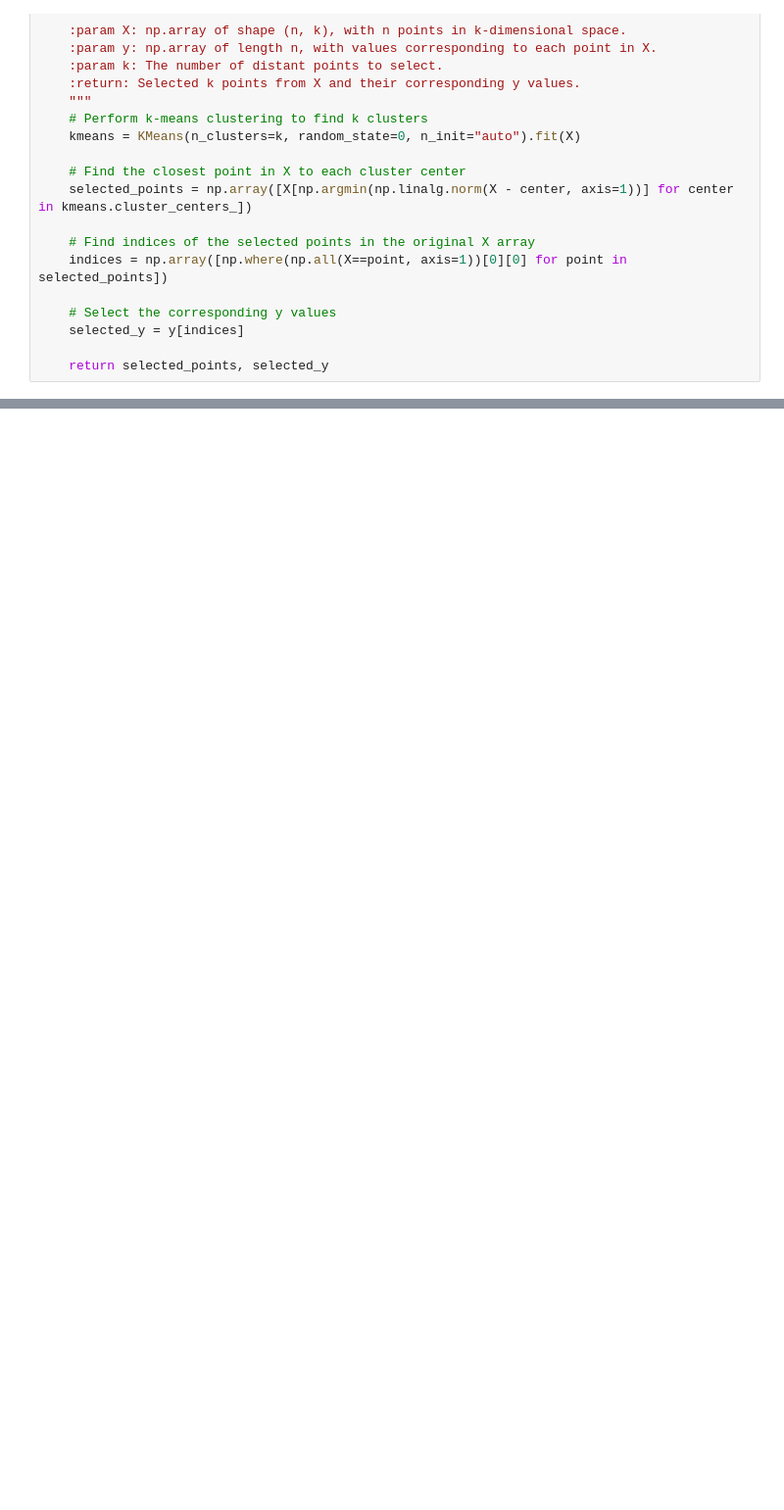
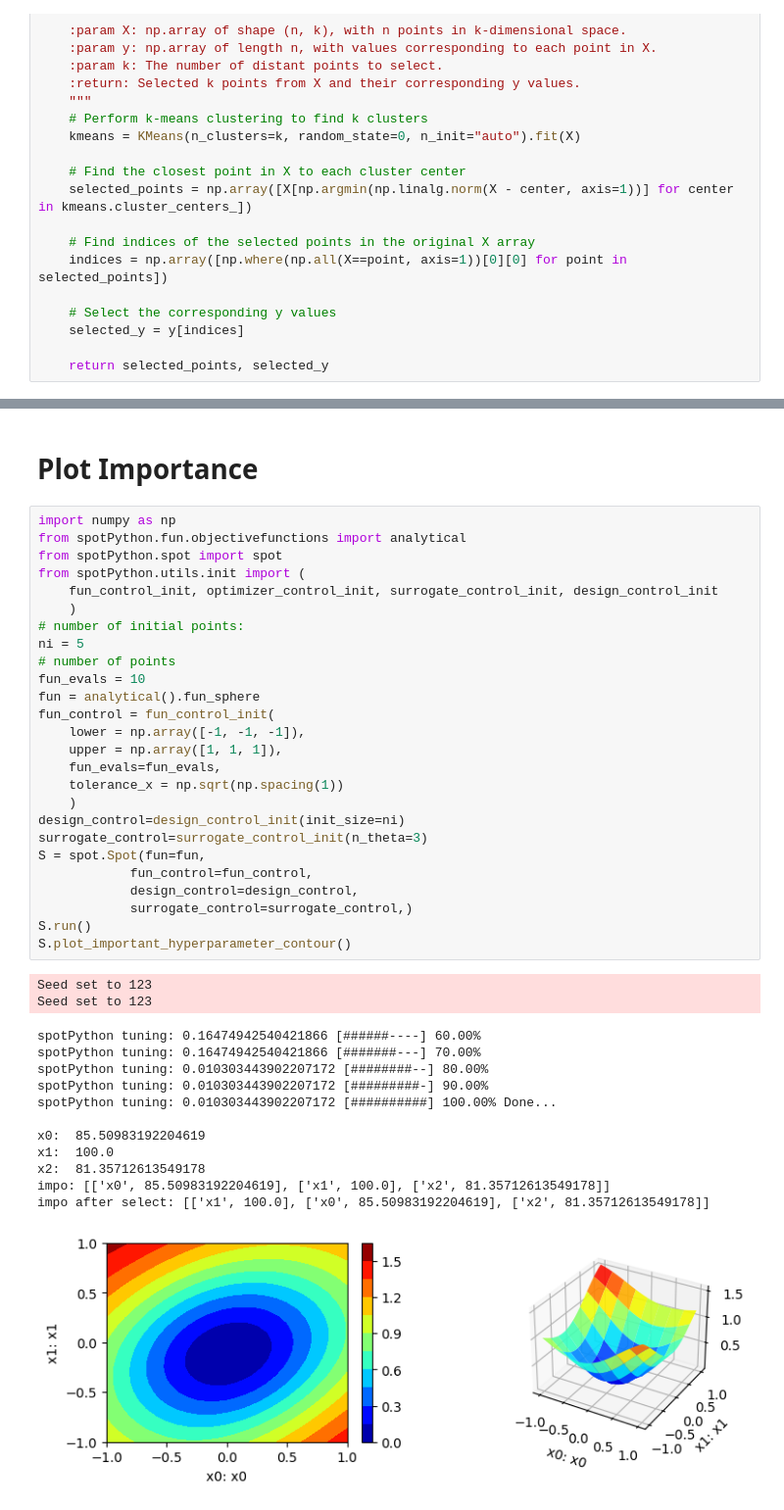
Before and after one commit to sequential-parameter-optimization/spotPython, a Jupyter notebook: notebooks/00_spotPython_tests.ipynb, the cells around one changed output, grey strips where cells are left out. Shown: that part at 98% size. Saved outputs shown, nothing was run; the diff lists cells and outputs as text; blank space fills up the shorter version.

Commit message:
0.13.1
Fixes an error in the plot_important_hyperparameter_contour function, which did not sort the hyperparameters.

```diff
--- a/notebooks/00_spotPython_tests.ipynb
+++ b/notebooks/00_spotPython_tests.ipynb
@@ -2339,0 +2313,43 @@ Corresponding y values: [0.79945132 0.63677214 0.17382713 0.97910053 0.26962361]
+# %% [markdown]
+# Plot Importance
+# %%
+import numpy as np
+from spotPython.fun.objectivefunctions import analytical
+from spotPython.spot import spot
+from spotPython.utils.init import (
+    fun_control_init, optimizer_control_init, surrogate_control_init, design_control_init
+    )
+# number of initial points:
+ni = 5
+# number of points
+fun_evals = 10
+fun = analytical().fun_sphere
+fun_control = fun_control_init(
+    lower = np.array([-1, -1, -1]),
+    upper = np.array([1, 1, 1]),
+    fun_evals=fun_evals,
+    tolerance_x = np.sqrt(np.spacing(1))
+    )
+design_control=design_control_init(init_size=ni)
+surrogate_control=surrogate_control_init(n_theta=3)
+S = spot.Spot(fun=fun,
+            fun_control=fun_control,
+            design_control=design_control,
+            surrogate_control=surrogate_control,)
+S.run()
+S.plot_important_hyperparameter_contour()
+# %% [output]
+Seed set to 123
+Seed set to 123
+spotPython tuning: 0.16474942540421866 [######----] 60.00%
+spotPython tuning: 0.16474942540421866 [#######---] 70.00%
+spotPython tuning: 0.010303443902207172 [########--] 80.00%
+spotPython tuning: 0.010303443902207172 [#########-] 90.00%
+spotPython tuning: 0.010303443902207172 [##########] 100.00% Done...
+
+x0:  85.50983192204619
+x1:  100.0
+x2:  81.35712613549178
+impo: [['x0', 85.50983192204619], ['x1', 100.0], ['x2', 81.35712613549178]]
+impo after select: [['x1', 100.0], ['x0', 85.50983192204619], ['x2', 81.35712613549178]]
+[figure, added]
```
Also changed, not shown: parts of 5 cells of this notebook, 3 other files.
